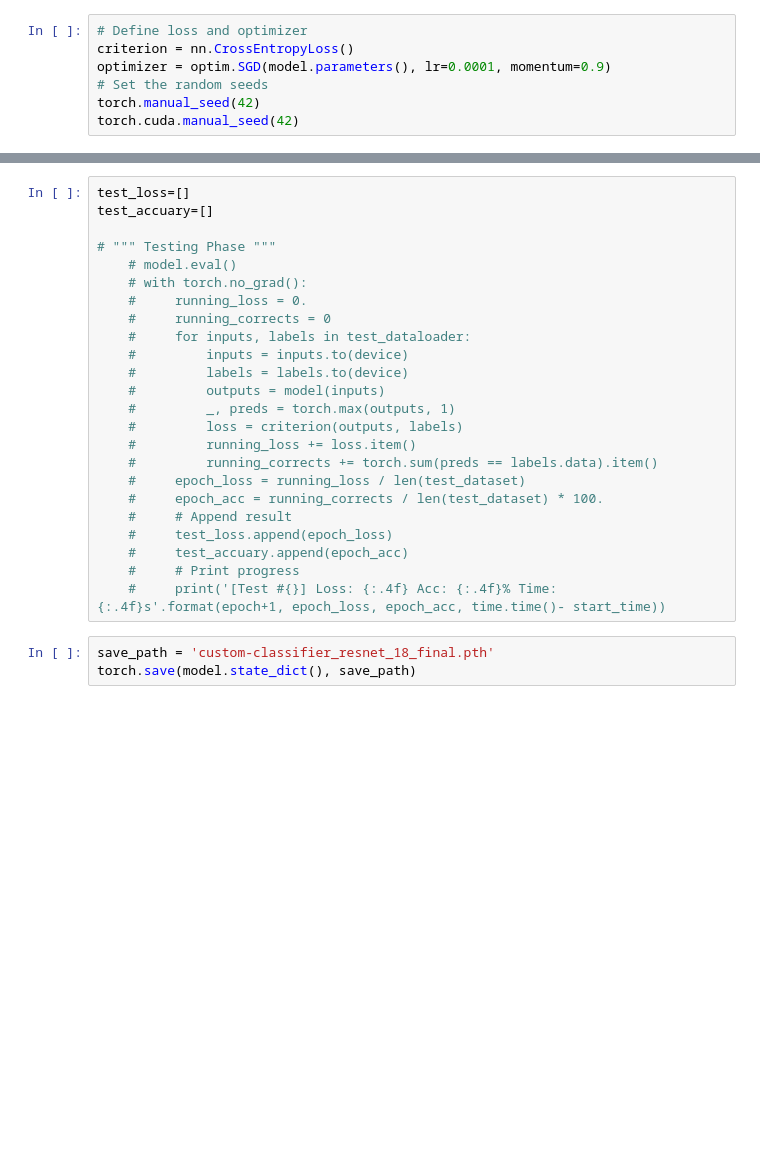
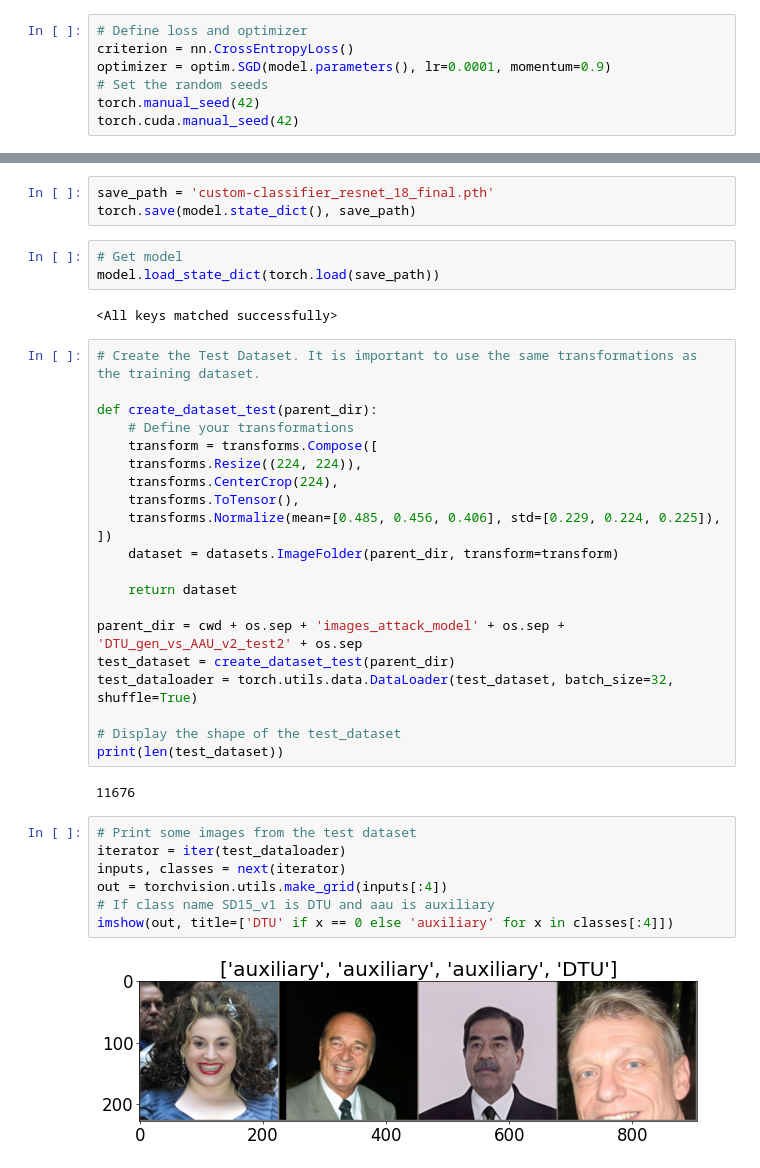
Before and after one commit to osquera/MIA_SD, a Jupyter notebook: attack_model.ipynb, the cells around one changed output, grey strips where cells are left out. Drawn from its saved outputs; the diff is of its cells as text; blank space fills up the shorter version.

```diff
--- a/attack_model.ipynb
+++ b/attack_model.ipynb
@@ -188,30 +205,43 @@ Epoch 0 running
-# %%
-test_loss=[]
-test_accuary=[]
-
-# """ Testing Phase """
-    # model.eval()
-    # with torch.no_grad():
-    #     running_loss = 0.
-    #     running_corrects = 0
-    #     for inputs, labels in test_dataloader:
-    #         inputs = inputs.to(device)
-    #         labels = labels.to(device)
-    #         outputs = model(inputs)
-    #         _, preds = torch.max(outputs, 1)
-    #         loss = criterion(outputs, labels)
-    #         running_loss += loss.item()
-    #         running_corrects += torch.sum(preds == labels.data).item()
-    #     epoch_loss = running_loss / len(test_dataset)
-    #     epoch_acc = running_corrects / len(test_dataset) * 100.
-    #     # Append result
-    #     test_loss.append(epoch_loss)
-    #     test_accuary.append(epoch_acc)
-    #     # Print progress
-    #     print('[Test #{}] Loss: {:.4f} Acc: {:.4f}% Time: {:.4f}s'.format(epoch+1, epoch_loss, epoch_acc, time.time()- start_time))
 # %%
 save_path = 'custom-classifier_resnet_18_final.pth'
 torch.save(model.state_dict(), save_path)
+# %%
+# Get model
+model.load_state_dict(torch.load(save_path))
+# %% [output]
+<All keys matched successfully>
+# %%
+# Create the Test Dataset. It is important to use the same transformations as the training dataset.
+
+def create_dataset_test(parent_dir):
+    # Define your transformations
+    transform = transforms.Compose([
+    transforms.Resize((224, 224)),
+    transforms.CenterCrop(224),
+    transforms.ToTensor(),
+    transforms.Normalize(mean=[0.485, 0.456, 0.406], std=[0.229, 0.224, 0.225]),
+])
+    dataset = datasets.ImageFolder(parent_dir, transform=transform)
+
+    return dataset
+
+parent_dir = cwd + os.sep + 'images_attack_model' + os.sep + 'DTU_gen_vs_AAU_v2_test2' + os.sep
+test_dataset = create_dataset_test(parent_dir)
+test_dataloader = torch.utils.data.DataLoader(test_dataset, batch_size=32, shuffle=True)
+
+# Display the shape of the test_dataset
+print(len(test_dataset))
+# %% [output]
+11676
+# %%
+# Print some images from the test dataset
+iterator = iter(test_dataloader)
+inputs, classes = next(iterator)
+out = torchvision.utils.make_grid(inputs[:4])
+# If class name SD15_v1 is DTU and aau is auxiliary
+imshow(out, title=['DTU' if x == 0 else 'auxiliary' for x in classes[:4]])
+# %% [output]
+[figure, added]
 # %%
 # Visualize the training process on two plots
 plt.figure(figsize=(12, 5))
```
Also changed, not shown: parts of 9 cells of this notebook, 1 other file.
